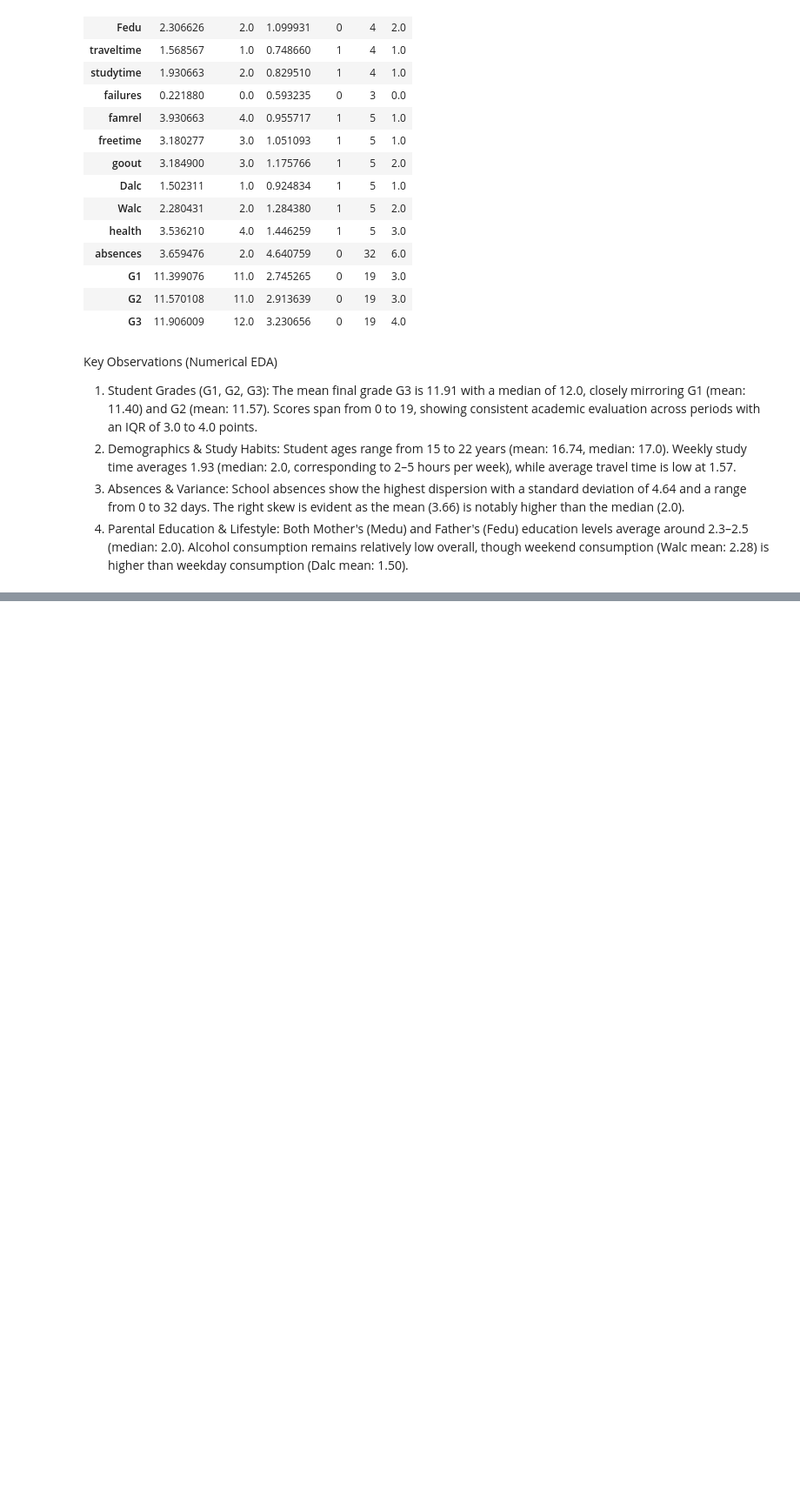
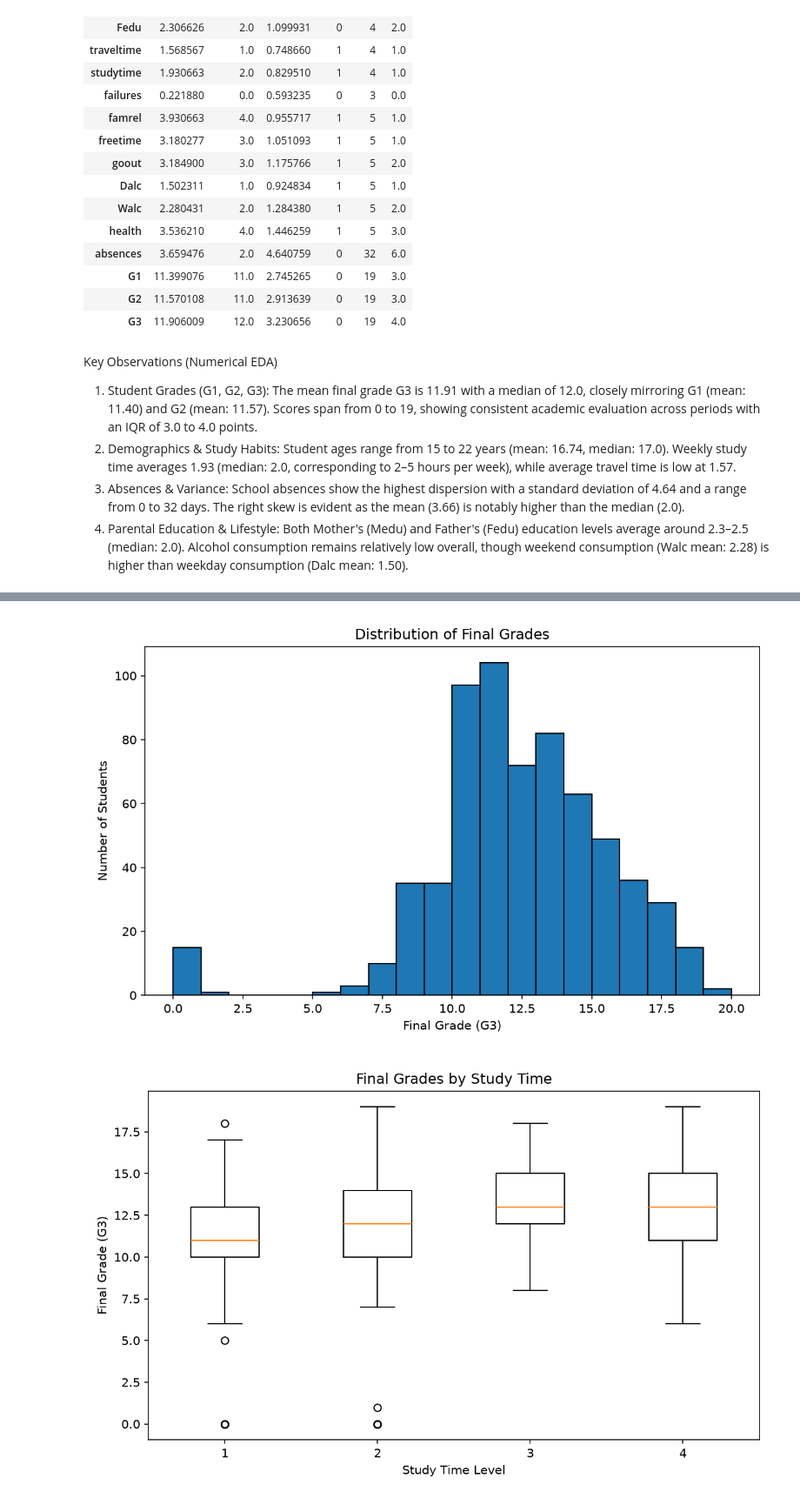
Before and after one commit to dori1717/CAP_3764_2026_Fall_Team_1, a Jupyter notebook: notebooks/02_numerical_eda.ipynb, the cells around one changed output, grey strips where cells are left out. Shown at 87% size. Cells and saved outputs as stored; diff of their text form; code cells hidden in the pictures; blank space fills up the shorter version.

Commit message:
Display visualizations in numerical EDA notebook.

```diff
--- a/notebooks/02_numerical_eda.ipynb
+++ b/notebooks/02_numerical_eda.ipynb
@@ -68,3 +68,24 @@ Key Observations (Numerical EDA)
 2. Demographics & Study Habits: Student ages range from 15 to 22 years (mean: 16.74, median: 17.0). Weekly study time averages 1.93 (median: 2.0, corresponding to 2–5 hours per week), while average travel time is low at 1.57.
 3. Absences & Variance: School absences show the highest dispersion with a standard deviation of 4.64 and a range from 0 to 32 days. The right skew is evident as the mean (3.66) is notably higher than the median (2.0).
 4. Parental Education & Lifestyle: Both Mother's (Medu) and Father's (Fedu) education levels average around 2.3–2.5 (median: 2.0). Alcohol consumption remains relatively low overall, though weekend consumption (Walc mean: 2.28) is higher than weekday consumption (Dalc mean: 1.50).
+# %%
+import sys
+from pathlib import Path
+from IPython.display import Image, display
+
+project_root = Path.cwd().parent
+sys.path.insert(0, str(project_root))
+
+from my_modules.visualizations_module import create_visualizations
+
+create_visualizations()
+
+output_dir = project_root / "outputs" / "visualizations"
+for filename in (
+    "final_grade_distribution.png",
+    "grades_by_studytime.png",
+    "g2_vs_g3.png",
+    "absences_vs_g3.png",
+):
+    display(Image(filename=str(output_dir / filename)))
+# %% [output]
@@ -70,0 +94,2 @@ Key Observations (Numerical EDA)
+[figure, added]
+[figure, added]
```
Also changed, not shown: parts of 1 cell of this notebook.
